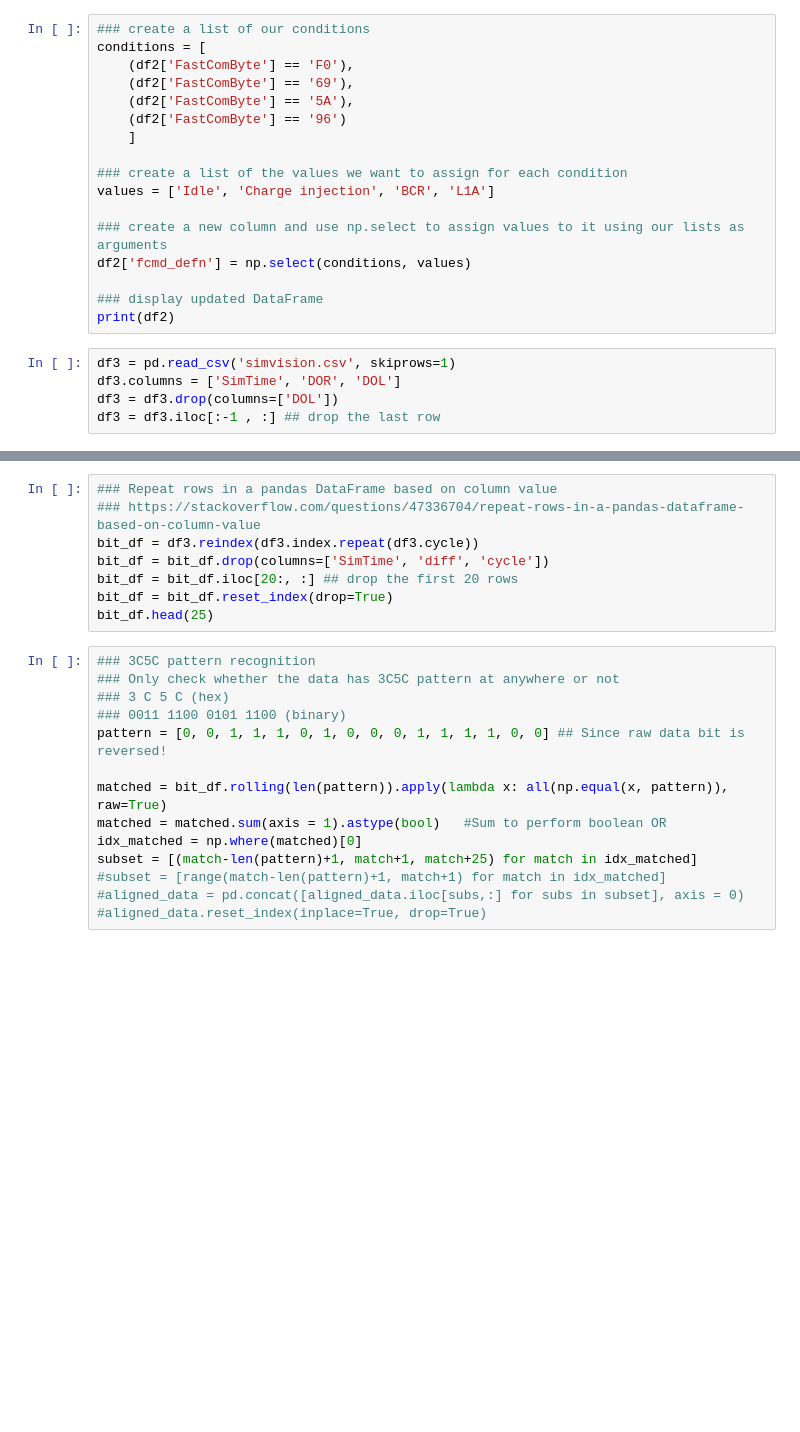
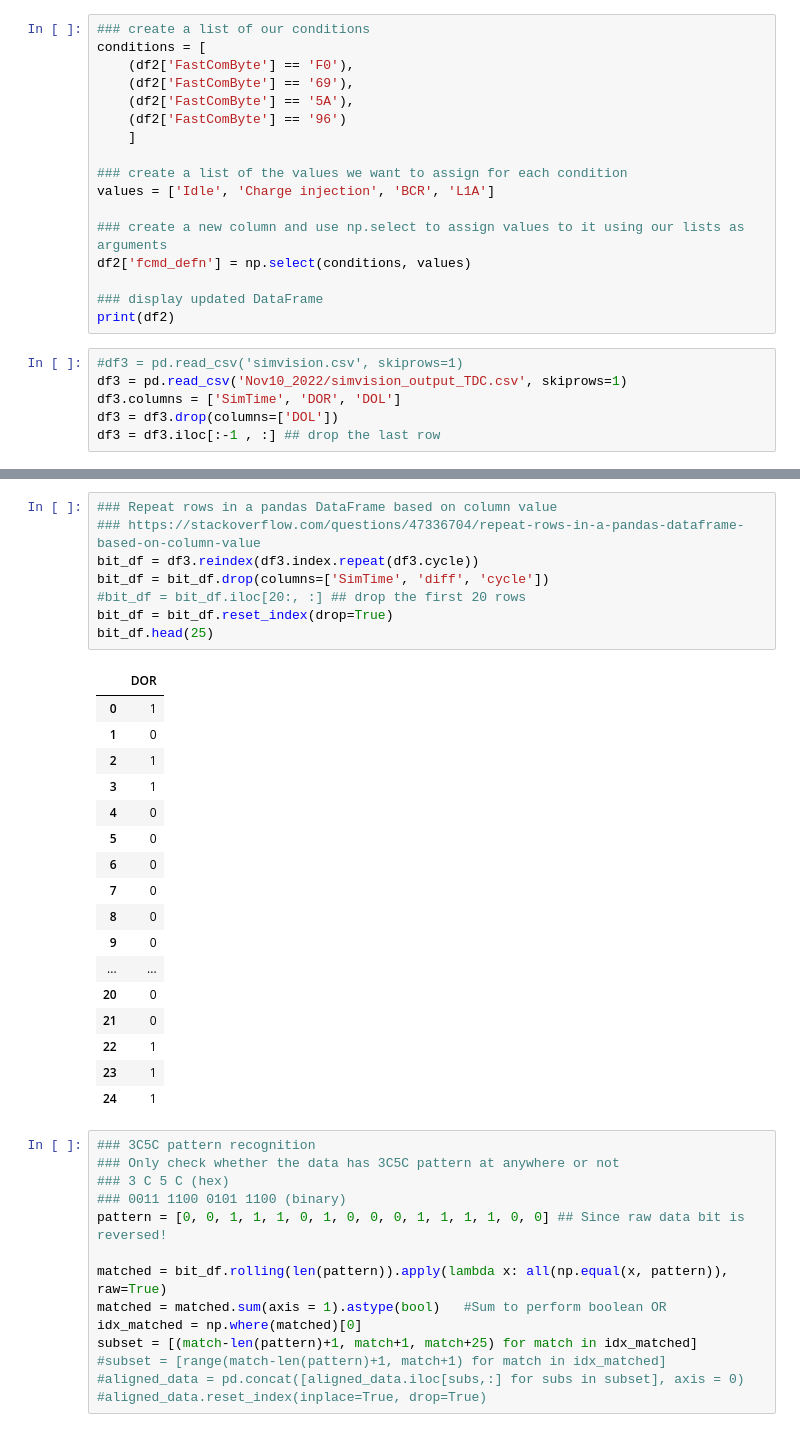
Before and after one commit to Quantumapple/etroc2datavalidation, a Jupyter notebook: DataVerify.ipynb, the cells around one changed output, grey strips where cells are left out. Cells and saved outputs as stored; diff of their text form; blank space fills up the shorter version.

```diff
--- a/DataVerify.ipynb
+++ b/DataVerify.ipynb
@@ -95,7 +99,8 @@ df2['fcmd_defn'] = np.select(conditions, values)
 ### display updated DataFrame
 print(df2)
 # %%
-df3 = pd.read_csv('simvision.csv', skiprows=1)
+#df3 = pd.read_csv('simvision.csv', skiprows=1)
+df3 = pd.read_csv('Nov10_2022/simvision_output_TDC.csv', skiprows=1)
 df3.columns = ['SimTime', 'DOR', 'DOL']
 df3 = df3.drop(columns=['DOL'])
 df3 = df3.iloc[:-1 , :] ## drop the last row
@@ -111,11 +140,29 @@ df3.head(10)
 # %%
 ### Repeat rows in a pandas DataFrame based on column value
 ### https://stackoverflow.com/questions/47336704/repeat-rows-in-a-pandas-dataframe-based-on-column-value
 bit_df = df3.reindex(df3.index.repeat(df3.cycle))
 bit_df = bit_df.drop(columns=['SimTime', 'diff', 'cycle'])
-bit_df = bit_df.iloc[20:, :] ## drop the first 20 rows
+#bit_df = bit_df.iloc[20:, :] ## drop the first 20 rows
 bit_df = bit_df.reset_index(drop=True)
 bit_df.head(25)
+# %% [output]
+|  | DOR |
+| 0 | 1 |
+| 1 | 0 |
+| 2 | 1 |
+| 3 | 1 |
+| 4 | 0 |
+| 5 | 0 |
+| 6 | 0 |
+| 7 | 0 |
+| 8 | 0 |
+| 9 | 0 |
+| ... | ... |
+| 20 | 0 |
+| 21 | 0 |
+| 22 | 1 |
+| 23 | 1 |
+| 24 | 1 |
 # %%
 ### 3C5C pattern recognition
 ### Only check whether the data has 3C5C pattern at anywhere or not
```
Also changed, not shown: parts of 18 cells of this notebook, 1 other file.
